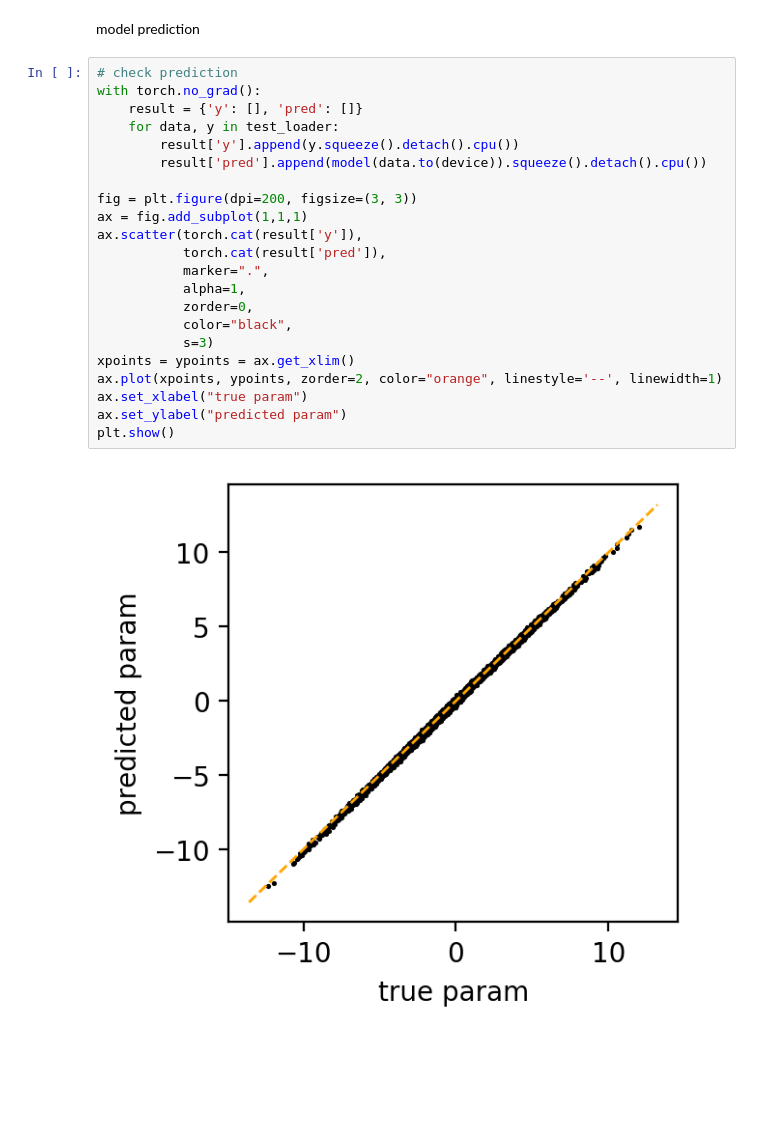
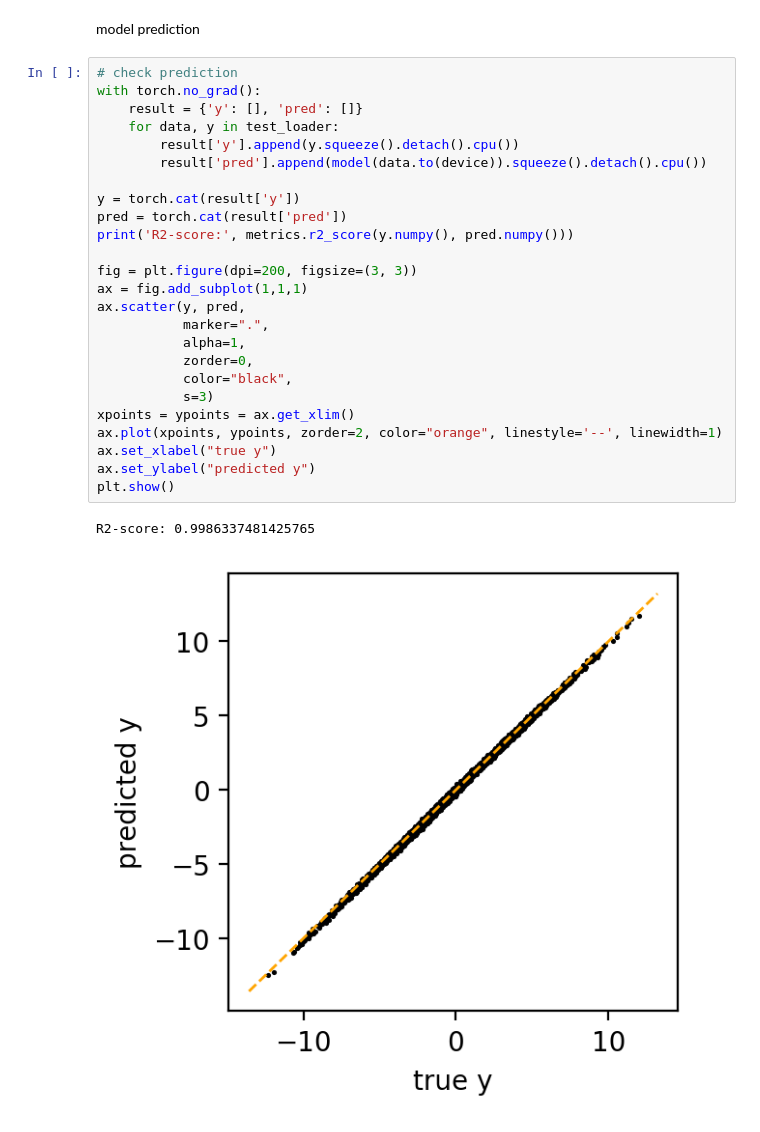
Before and after one commit to Yu-Group/adaptive-wavelets, a Jupyter notebook: notebooks/simulation/pretrain_model.ipynb, the cells around one changed output. Saved outputs shown, nothing was run; the diff lists cells and outputs as text; blank space fills up the shorter version.

```diff
--- a/notebooks/simulation/pretrain_model.ipynb
+++ b/notebooks/simulation/pretrain_model.ipynb
@@ -74,24 +72,28 @@ model prediction
 # %%
 # check prediction
 with torch.no_grad():
     result = {'y': [], 'pred': []}
     for data, y in test_loader:
         result['y'].append(y.squeeze().detach().cpu())
         result['pred'].append(model(data.to(device)).squeeze().detach().cpu())
 
+y = torch.cat(result['y'])
+pred = torch.cat(result['pred'])
+print('R2-score:', metrics.r2_score(y.numpy(), pred.numpy()))
+
 fig = plt.figure(dpi=200, figsize=(3, 3))
 ax = fig.add_subplot(1,1,1)
-ax.scatter(torch.cat(result['y']),
-           torch.cat(result['pred']),
+ax.scatter(y, pred,
            marker=".",
            alpha=1,
            zorder=0,
            color="black",
            s=3)
 xpoints = ypoints = ax.get_xlim()
 ax.plot(xpoints, ypoints, zorder=2, color="orange", linestyle='--', linewidth=1)
-ax.set_xlabel("true param")
-ax.set_ylabel("predicted param")
+ax.set_xlabel("true y")
+ax.set_ylabel("predicted y")
 plt.show()
 # %% [output]
+R2-score: 0.9986337481425765
-[figure, old version]
+[figure, new version]
```
Also changed, not shown: parts of 2 cells of this notebook, 2 other files.
